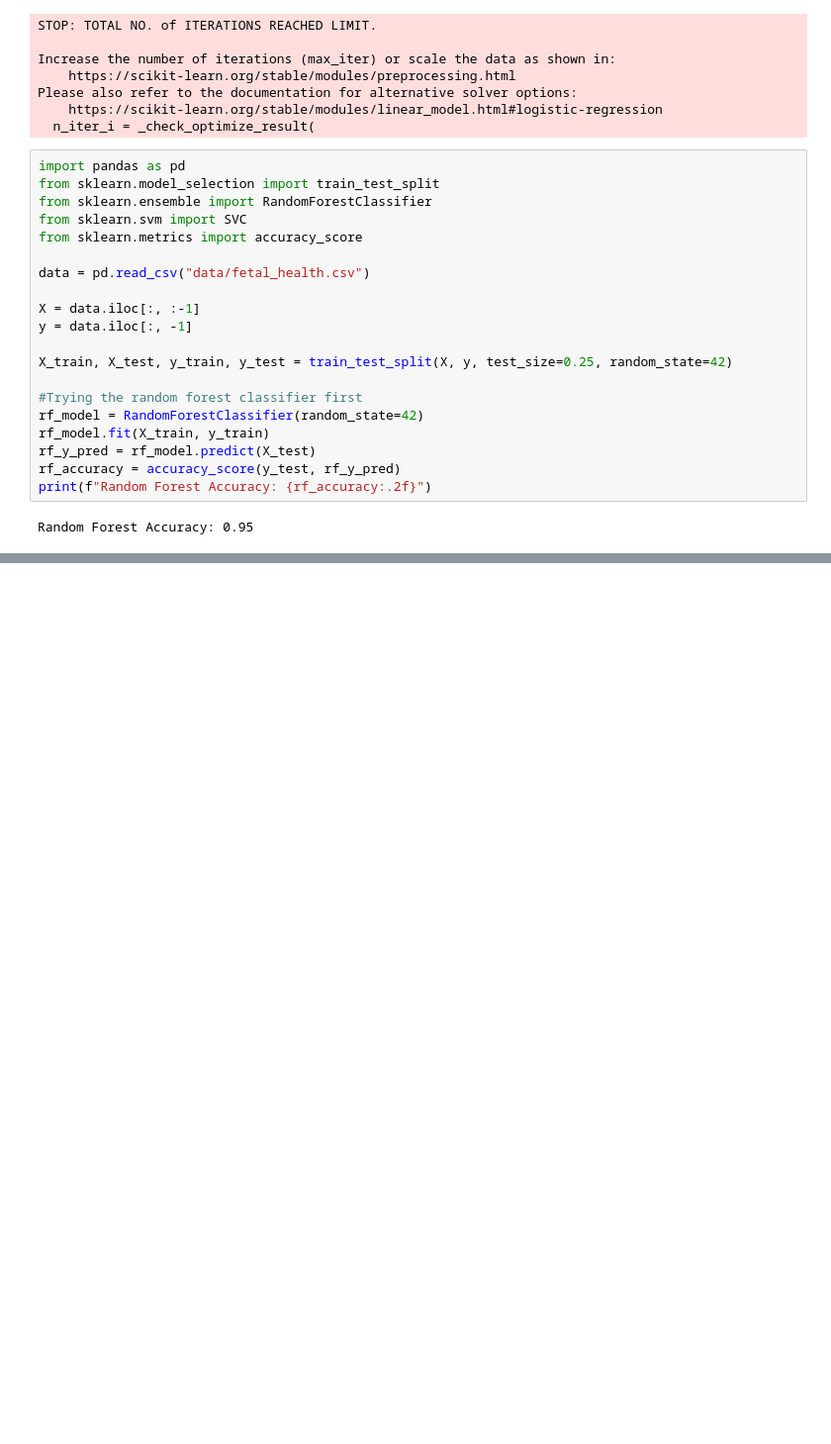
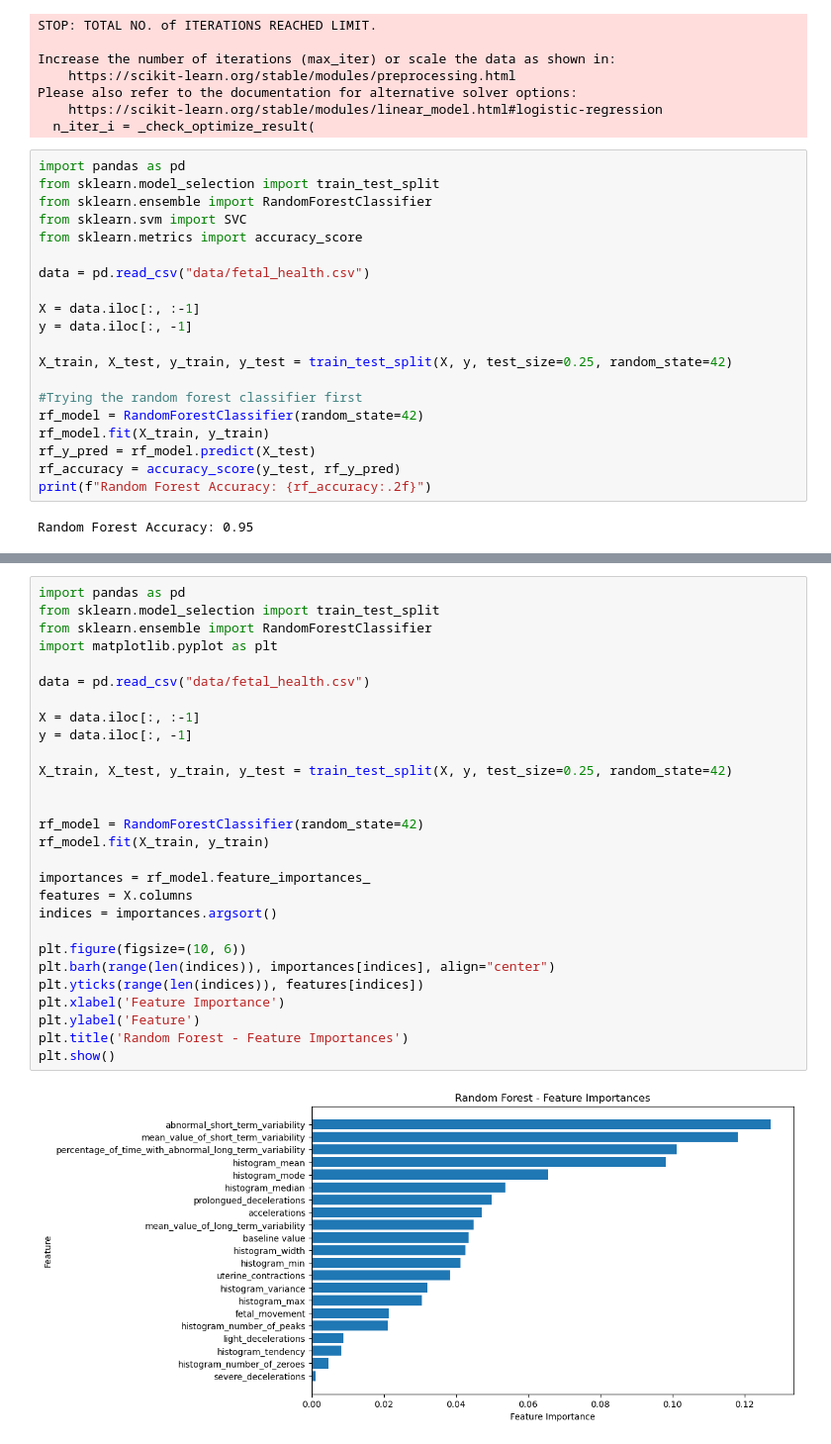
Before and after one commit to Berman0122/LAB1, a Jupyter notebook: Lab 1.ipynb, the cells around one changed output, grey strips where cells are left out. Shown: that part at 99% size. Cells and saved outputs as stored; diff of their text form; blank space fills up the shorter version.

```diff
--- a/Lab 1.ipynb
+++ b/Lab 1.ipynb
@@ -112,0 +168,30 @@ SVM Accuracy: 0.88
+# %%
+import pandas as pd
+from sklearn.model_selection import train_test_split
+from sklearn.ensemble import RandomForestClassifier
+import matplotlib.pyplot as plt
+
+data = pd.read_csv("data/fetal_health.csv")
+
+X = data.iloc[:, :-1]
+y = data.iloc[:, -1]
+
+X_train, X_test, y_train, y_test = train_test_split(X, y, test_size=0.25, random_state=42)
+
+
+rf_model = RandomForestClassifier(random_state=42)
+rf_model.fit(X_train, y_train)
+
+importances = rf_model.feature_importances_
+features = X.columns
+indices = importances.argsort()
+
+plt.figure(figsize=(10, 6))
+plt.barh(range(len(indices)), importances[indices], align="center")
+plt.yticks(range(len(indices)), features[indices])
+plt.xlabel('Feature Importance')
+plt.ylabel('Feature')
+plt.title('Random Forest - Feature Importances')
+plt.show()
+# %% [output]
+[figure, added]
```
Also changed, not shown: parts of 3 cells of this notebook.
